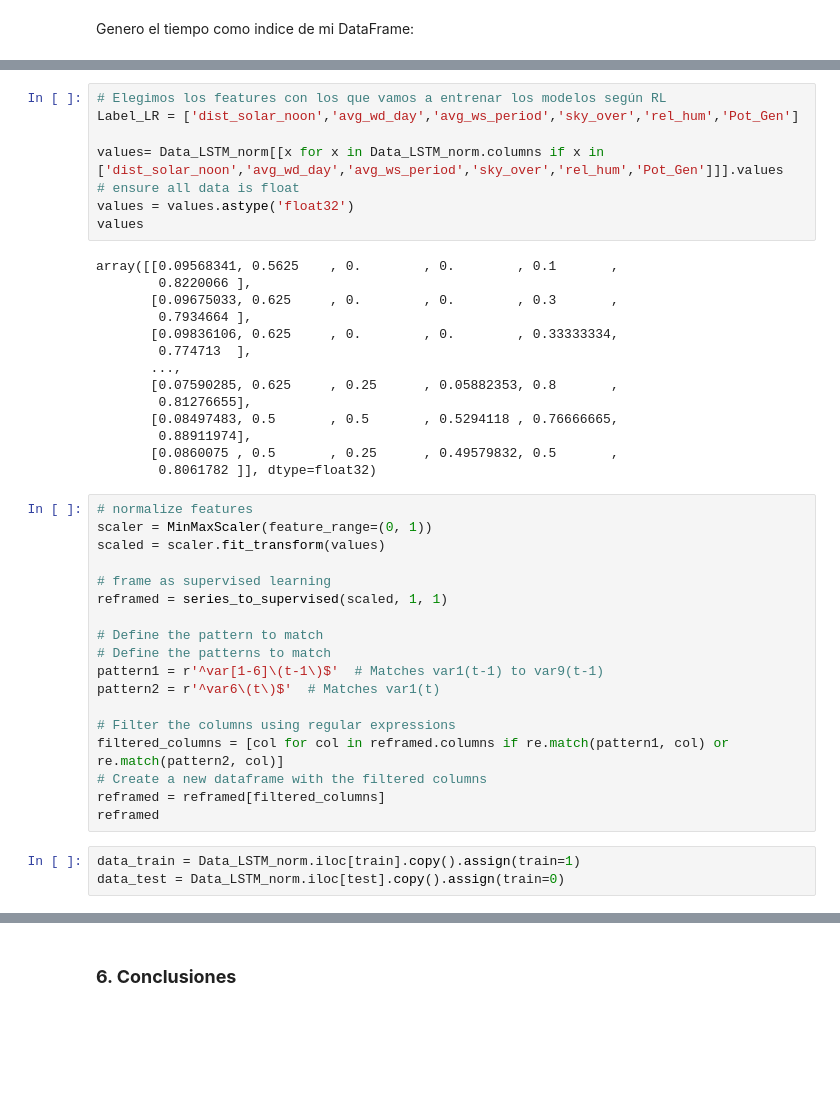
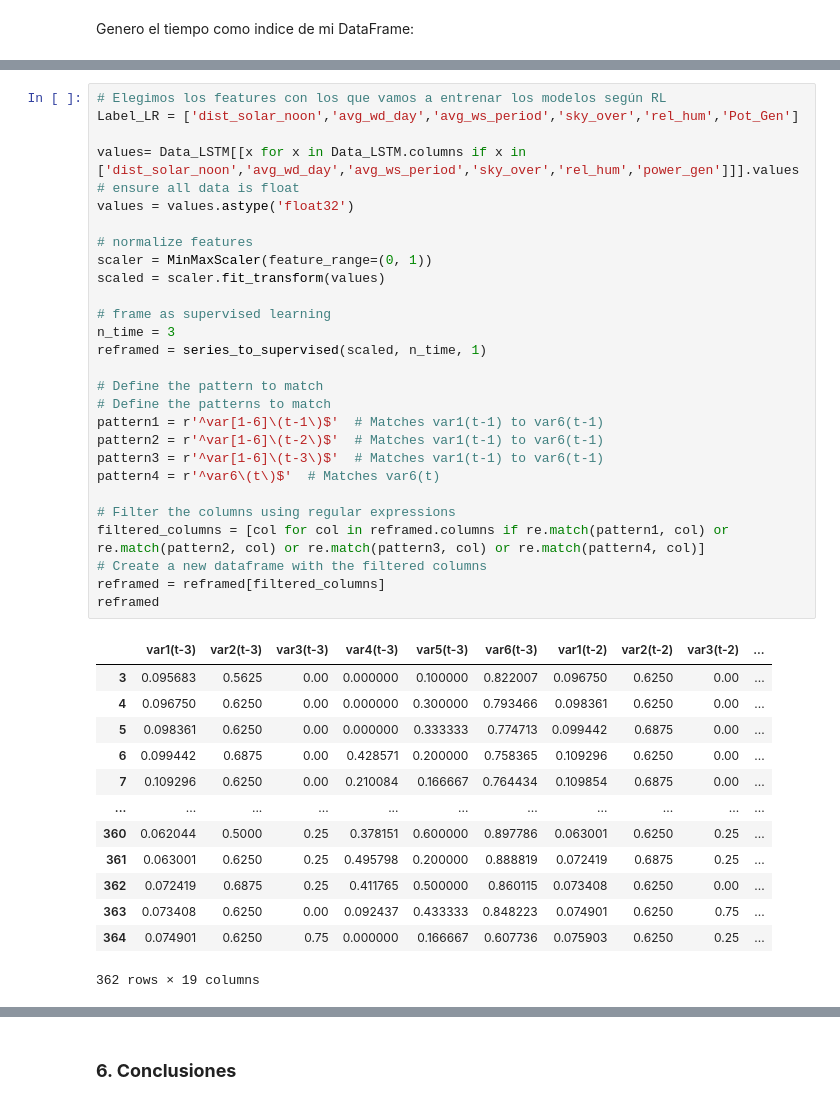
Before and after one commit to FernandoEzequiel/Coder, a Jupyter notebook: notebook/EntregasCoder/Desafio 17 - Entrega Final/Entrega_Final_GarciaGonzalez.ipynb, the cells around one changed output, grey strips where cells are left out. Drawn from its saved outputs; the diff is of its cells as text; blank space fills up the shorter version.

```diff
--- a/notebook/EntregasCoder/Desafio 17 - Entrega Final/Entrega_Final_GarciaGonzalez.ipynb
+++ b/notebook/EntregasCoder/Desafio 17 - Entrega Final/Entrega_Final_GarciaGonzalez.ipynb
@@ -2096,46 +2024,45 @@ def series_to_supervised(data, n_in=1, n_out=1, dropnan=True):
  if dropnan:
    agg.dropna(inplace=True)
  return agg
-# %%
-# Elegimos los features con los que vamos a entrenar los modelos según RL
-Label_LR = ['dist_solar_noon','avg_wd_day','avg_ws_period','sky_over','rel_hum','Pot_Gen']
-
-values= Data_LSTM_norm[[x for x in Data_LSTM_norm.columns if x in ['dist_solar_noon','avg_wd_day','avg_ws_period','sky_over','rel_hum','Pot_Gen']]].values
-# ensure all data is float
-values = values.astype('float32')
-values
-# %% [output]
-array([[0.09568341, 0.5625    , 0.        , 0.        , 0.1       ,
-        0.8220066 ],
-       [0.09675033, 0.625     , 0.        , 0.        , 0.3       ,
-        0.7934664 ],
-       [0.09836106, 0.625     , 0.        , 0.        , 0.33333334,
-        0.774713  ],
-       ...,
-       [0.07590285, 0.625     , 0.25      , 0.05882353, 0.8       ,
-        0.81276655],
-       [0.08497483, 0.5       , 0.5       , 0.5294118 , 0.76666665,
-        0.88911974],
-       [0.0860075 , 0.5       , 0.25      , 0.49579832, 0.5       ,
-        0.8061782 ]], dtype=float32)
 # %%
+# Elegimos los features con los que vamos a entrenar los modelos según RL
+Label_LR = ['dist_solar_noon','avg_wd_day','avg_ws_period','sky_over','rel_hum','Pot_Gen']
+
+values= Data_LSTM[[x for x in Data_LSTM.columns if x in ['dist_solar_noon','avg_wd_day','avg_ws_period','sky_over','rel_hum','power_gen']]].values
+# ensure all data is float
+values = values.astype('float32')
+
 # normalize features
 scaler = MinMaxScaler(feature_range=(0, 1))
 scaled = scaler.fit_transform(values)
 
 # frame as supervised learning
-reframed = series_to_supervised(scaled, 1, 1)
+n_time = 3
+reframed = series_to_supervised(scaled, n_time, 1)
 
 # Define the pattern to match
 # Define the patterns to match
-pattern1 = r'^var[1-6]\(t-1\)$'  # Matches var1(t-1) to var9(t-1)
-pattern2 = r'^var6\(t\)$'  # Matches var1(t)
+pattern1 = r'^var[1-6]\(t-1\)$'  # Matches var1(t-1) to var6(t-1)
+pattern2 = r'^var[1-6]\(t-2\)$'  # Matches var1(t-1) to var6(t-1)
+pattern3 = r'^var[1-6]\(t-3\)$'  # Matches var1(t-1) to var6(t-1)
+pattern4 = r'^var6\(t\)$'  # Matches var6(t)
 
 # Filter the columns using regular expressions
-filtered_columns = [col for col in reframed.columns if re.match(pattern1, col) or re.match(pattern2, col)]
+filtered_columns = [col for col in reframed.columns if re.match(pattern1, col) or re.match(pattern2, col) or re.match(pattern3, col) or re.match(pattern4, col)]
 # Create a new dataframe with the filtered columns
 reframed = reframed[filtered_columns]
 reframed
+# %% [output]
+|  | var1(t-3) | var2(t-3) | var3(t-3) | var4(t-3) | var5(t-3) | var6(t-3) | var1(t-2) | var2(t-2) | var3(t-2) | ... |
+| 3 | 0.095683 | 0.5625 | 0.00 | 0.000000 | 0.100000 | 0.822007 | 0.096750 | 0.6250 | 0.00 | ... |
+| 4 | 0.096750 | 0.6250 | 0.00 | 0.000000 | 0.300000 | 0.793466 | 0.098361 | 0.6250 | 0.00 | ... |
+| 5 | 0.098361 | 0.6250 | 0.00 | 0.000000 | 0.333333 | 0.774713 | 0.099442 | 0.6875 | 0.00 | ... |
+| 6 | 0.099442 | 0.6875 | 0.00 | 0.428571 | 0.200000 | 0.758365 | 0.109296 | 0.6250 | 0.00 | ... |
+| 7 | 0.109296 | 0.6250 | 0.00 | 0.210084 | 0.166667 | 0.764434 | 0.109854 | 0.6875 | 0.00 | ... |
+| ... | ... | ... | ... | ... | ... | ... | ... | ... | ... | ... |
+| 360 | 0.062044 | 0.5000 | 0.25 | 0.378151 | 0.600000 | 0.897786 | 0.063001 | 0.6250 | 0.25 | ... |
+| 361 | 0.063001 | 0.6250 | 0.25 | 0.495798 | 0.200000 | 0.888819 | 0.072419 | 0.6875 | 0.25 | ... |
+| 362 | 0.072419 | 0.6875 | 0.25 | 0.411765 | 0.500000 | 0.860115 | 0.073408 | 0.6250 | 0.00 | ... |
+| 363 | 0.073408 | 0.6250 | 0.00 | 0.092437 | 0.433333 | 0.848223 | 0.074901 | 0.6250 | 0.75 | ... |
+| 364 | 0.074901 | 0.6250 | 0.75 | 0.000000 | 0.166667 | 0.607736 | 0.075903 | 0.6250 | 0.25 | ... |
+362 rows × 19 columns
-# %%
-data_train = Data_LSTM_norm.iloc[train].copy().assign(train=1)
-data_test = Data_LSTM_norm.iloc[test].copy().assign(train=0)
```
Also changed, not shown: parts of 40 cells of this notebook, 4 other files.
